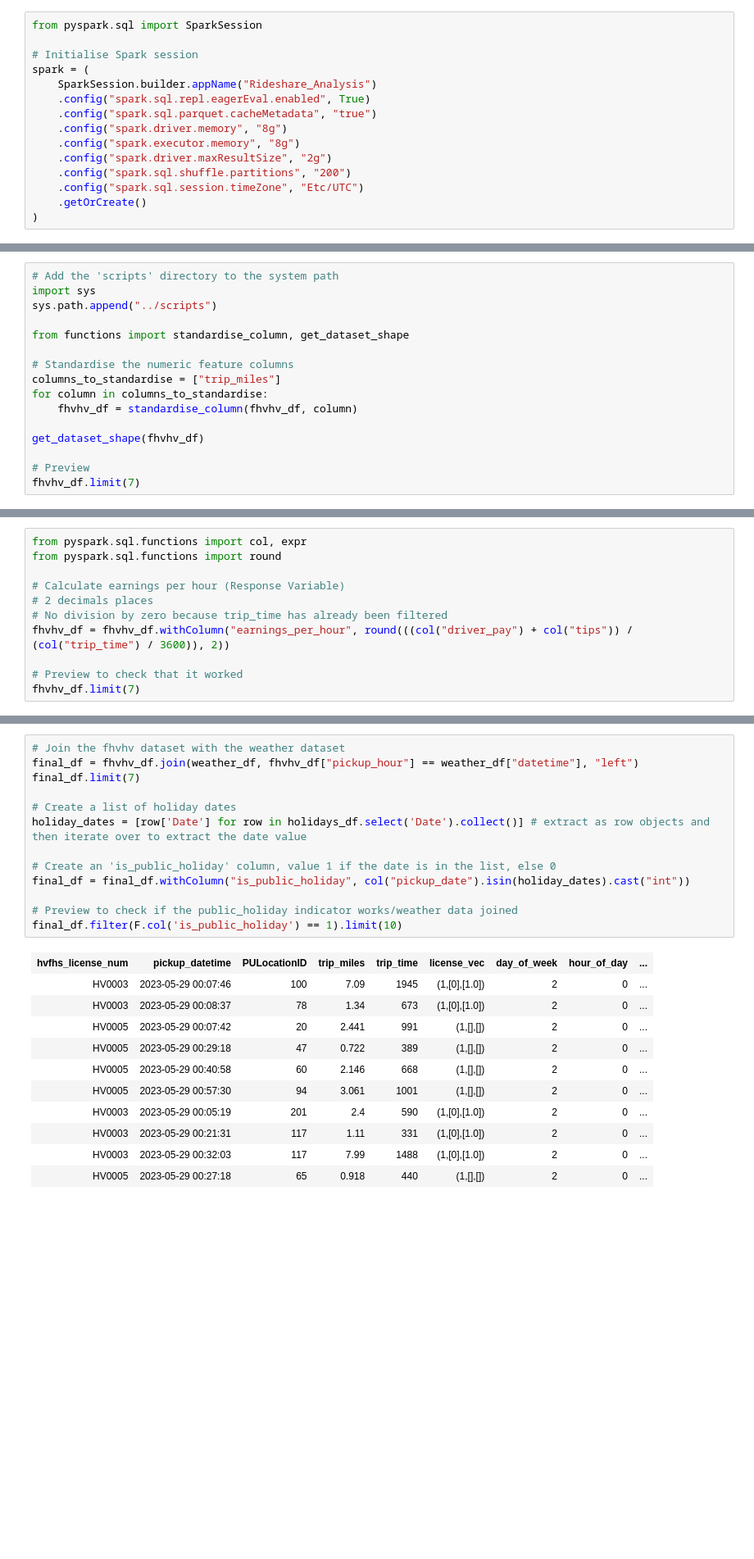
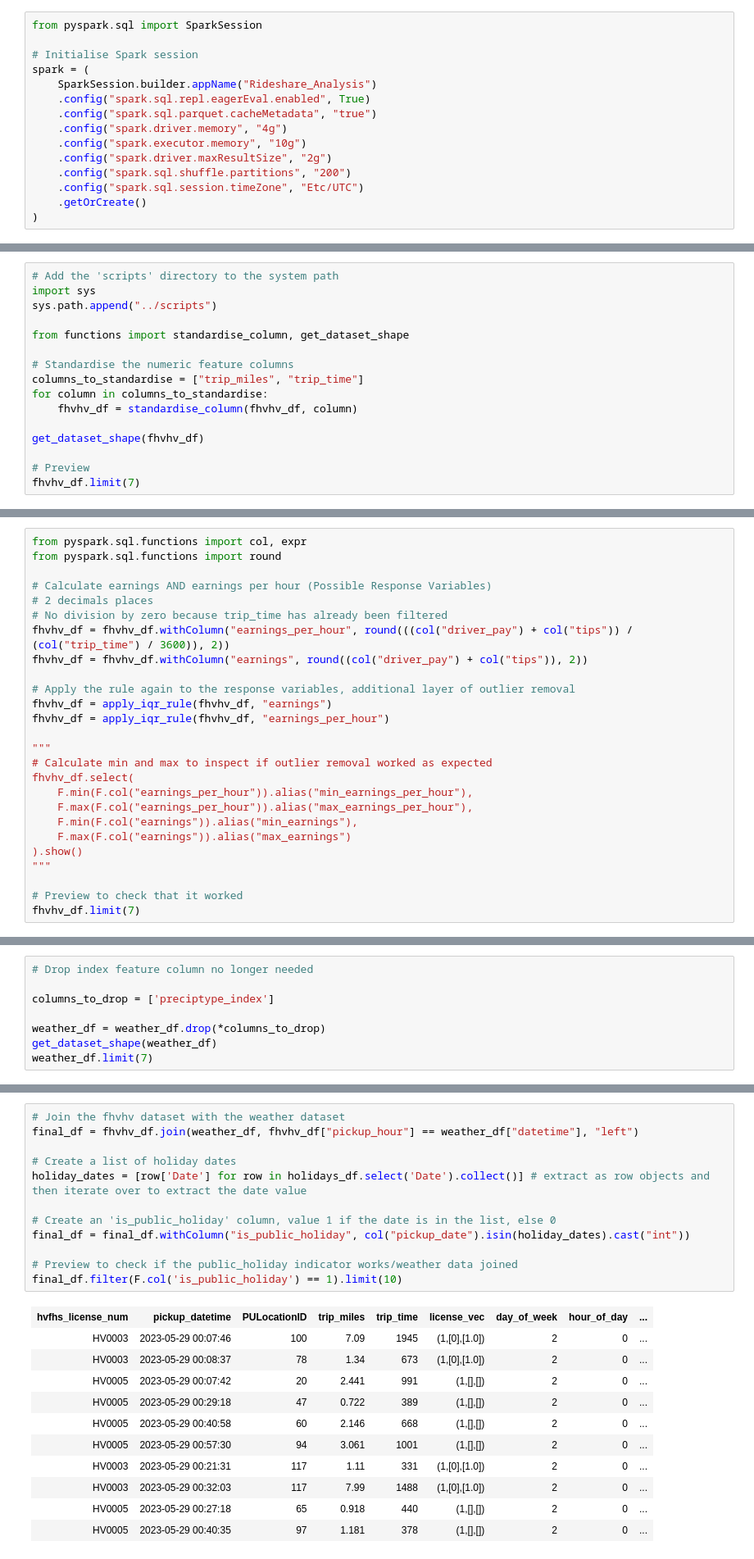
Before and after one commit to alistaircwh/Rideshare-Earnings-Forecasting, a Jupyter notebook: notebook/preprocess.ipynb, the cells around one changed output, grey strips where cells are left out. Shown: that part at 82% size. Drawn from its saved outputs; the diff is of its cells as text; blank space fills up the shorter version.

```diff
--- a/notebook/preprocess.ipynb
+++ b/notebook/preprocess.ipynb
@@ -6,8 +6,8 @@ spark = (
     SparkSession.builder.appName("Rideshare_Analysis")
     .config("spark.sql.repl.eagerEval.enabled", True)
     .config("spark.sql.parquet.cacheMetadata", "true")
-    .config("spark.driver.memory", "8g")
-    .config("spark.executor.memory", "8g")
+    .config("spark.driver.memory", "4g")
+    .config("spark.executor.memory", "10g")
     .config("spark.driver.maxResultSize", "2g")
     .config("spark.sql.shuffle.partitions", "200")
     .config("spark.sql.session.timeZone", "Etc/UTC")
@@ -297,7 +307,7 @@ sys.path.append("../scripts")
 from functions import standardise_column, get_dataset_shape
 
 # Standardise the numeric feature columns
-columns_to_standardise = ["trip_miles"]
+columns_to_standardise = ["trip_miles", "trip_time"]
 for column in columns_to_standardise:
     fhvhv_df = standardise_column(fhvhv_df, column)
 
@@ -319,10 +329,25 @@ Dataset shape is: 106563380 rows, 21 columns
 from pyspark.sql.functions import col, expr
 from pyspark.sql.functions import round
 
-# Calculate earnings per hour (Response Variable)
+# Calculate earnings AND earnings per hour (Possible Response Variables)
 # 2 decimals places
 # No division by zero because trip_time has already been filtered
 fhvhv_df = fhvhv_df.withColumn("earnings_per_hour", round(((col("driver_pay") + col("tips")) / (col("trip_time") / 3600)), 2))
+fhvhv_df = fhvhv_df.withColumn("earnings", round((col("driver_pay") + col("tips")), 2))
+
+# Apply the rule again to the response variables, additional layer of outlier removal
+fhvhv_df = apply_iqr_rule(fhvhv_df, "earnings")
+fhvhv_df = apply_iqr_rule(fhvhv_df, "earnings_per_hour")
+
+"""
+# Calculate min and max to inspect if outlier removal worked as expected
+fhvhv_df.select(
+    F.min(F.col("earnings_per_hour")).alias("min_earnings_per_hour"),
+    F.max(F.col("earnings_per_hour")).alias("max_earnings_per_hour"),
+    F.min(F.col("earnings")).alias("min_earnings"),
+    F.max(F.col("earnings")).alias("max_earnings")
+).show()
+"""
 
 # Preview to check that it worked
 fhvhv_df.limit(7)
@@ -599,3 +593,11 @@ weather_df.limit(7)
 | 2023-05-01 04:00:00 | 50.8 | 0.0 | None | -1.2519573278644276 | -0.09060701138858843 | 0.0 | ... |
 | 2023-05-01 05:00:00 | 50.0 | 0.0 | None | -1.314449358037577 | -0.09060701138858843 | 0.0 | ... |
 | 2023-05-01 06:00:00 | 44.5 | 0.0 | None | -1.7440820654779798 | -0.09060701138858843 | 0.0 | ... |
+# %%
+# Drop index feature column no longer needed
+
+columns_to_drop = ['preciptype_index']
+
+weather_df = weather_df.drop(*columns_to_drop)
+get_dataset_shape(weather_df)
+weather_df.limit(7)
@@ -636,28 +648,27 @@ only showing top 20 rows
 # %%
 # Join the fhvhv dataset with the weather dataset
 final_df = fhvhv_df.join(weather_df, fhvhv_df["pickup_hour"] == weather_df["datetime"], "left")
-final_df.limit(7)
 
 # Create a list of holiday dates
 holiday_dates = [row['Date'] for row in holidays_df.select('Date').collect()] # extract as row objects and then iterate over to extract the date value
 
 # Create an 'is_public_holiday' column, value 1 if the date is in the list, else 0
 final_df = final_df.withColumn("is_public_holiday", col("pickup_date").isin(holiday_dates).cast("int"))
 
 # Preview to check if the public_holiday indicator works/weather data joined
 final_df.filter(F.col('is_public_holiday') == 1).limit(10)
 # %% [output]
 | hvfhs_license_num | pickup_datetime | PULocationID | trip_miles | trip_time | license_vec | day_of_week | hour_of_day | ... |
 | HV0003 | 2023-05-29 00:07:46 | 100 | 7.09 | 1945 | (1,[0],[1.0]) | 2 | 0 | ... |
 | HV0003 | 2023-05-29 00:08:37 | 78 | 1.34 | 673 | (1,[0],[1.0]) | 2 | 0 | ... |
 | HV0005 | 2023-05-29 00:07:42 | 20 | 2.441 | 991 | (1,[],[]) | 2 | 0 | ... |
 | HV0005 | 2023-05-29 00:29:18 | 47 | 0.722 | 389 | (1,[],[]) | 2 | 0 | ... |
 | HV0005 | 2023-05-29 00:40:58 | 60 | 2.146 | 668 | (1,[],[]) | 2 | 0 | ... |
 | HV0005 | 2023-05-29 00:57:30 | 94 | 3.061 | 1001 | (1,[],[]) | 2 | 0 | ... |
-| HV0003 | 2023-05-29 00:05:19 | 201 | 2.4 | 590 | (1,[0],[1.0]) | 2 | 0 | ... |
 | HV0003 | 2023-05-29 00:21:31 | 117 | 1.11 | 331 | (1,[0],[1.0]) | 2 | 0 | ... |
 | HV0003 | 2023-05-29 00:32:03 | 117 | 7.99 | 1488 | (1,[0],[1.0]) | 2 | 0 | ... |
 | HV0005 | 2023-05-29 00:27:18 | 65 | 0.918 | 440 | (1,[],[]) | 2 | 0 | ... |
+| HV0005 | 2023-05-29 00:40:35 | 97 | 1.181 | 378 | (1,[],[]) | 2 | 0 | ... |
 # %%
 # Drop feature columns not needed anymore (linking dataset columns)
 
```
Also changed, not shown: parts of 16 cells of this notebook, 13 other files.
